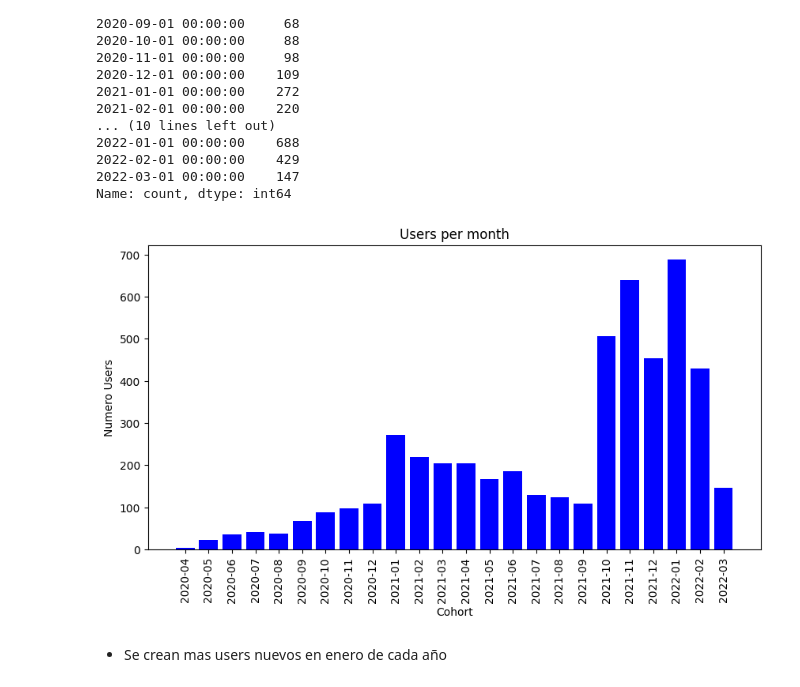
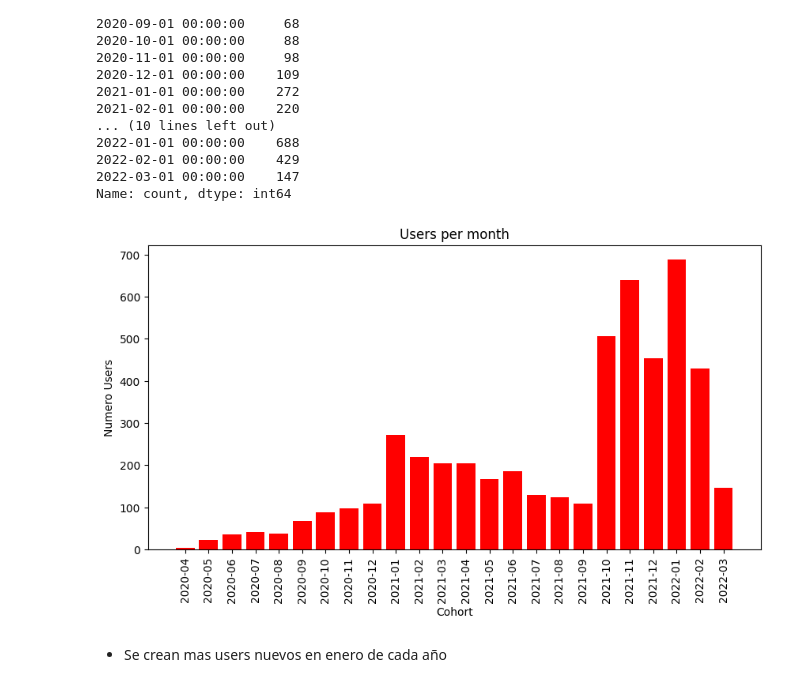
Before and after one commit to pamalo9/zrive-ds, a Jupyter notebook: src/module_2/EDA.ipynb, the cells around one changed output. Cells and saved outputs as stored; diff of their text form; code cells hidden in the pictures.

```diff
--- a/src/module_2/EDA.ipynb
+++ b/src/module_2/EDA.ipynb
@@ -261,29 +260,29 @@ Name: count, dtype: int64
 # %%
 cohort_months = [
     '2020-04', '2020-05', '2020-06', '2020-07',
     '2020-08', '2020-09', '2020-10', '2020-11',
     '2020-12', '2021-01', '2021-02', '2021-03',
     '2021-04', '2021-05', '2021-06', '2021-07',
     '2021-08', '2021-09', '2021-10', '2021-11',
     '2021-12', '2022-01', '2022-02', '2022-03'
 ]
 
 user_counts = [
     3, 22, 35, 42, 38, 68, 88, 98,
     109, 272, 220, 205, 205, 167, 185,
     130, 124, 108, 507, 639, 454, 688, 429, 147
 ]
 
 plt.figure(figsize=(10, 5))
-plt.bar(cohort_months, user_counts, color='blue')
+plt.bar(cohort_months, user_counts, color='red')
 plt.xlabel('Cohort')
 plt.ylabel('Numero Users')
 plt.title('Users per month')
 plt.xticks(rotation= 90)
 
 plt.show()
 # %% [output]
-[figure, old version]
+[figure, new version]
 # %% [markdown]
 - Se crean mas users nuevos en enero de cada año
 # %% [markdown]
```
Also changed, not shown: parts of 11 cells of this notebook.
